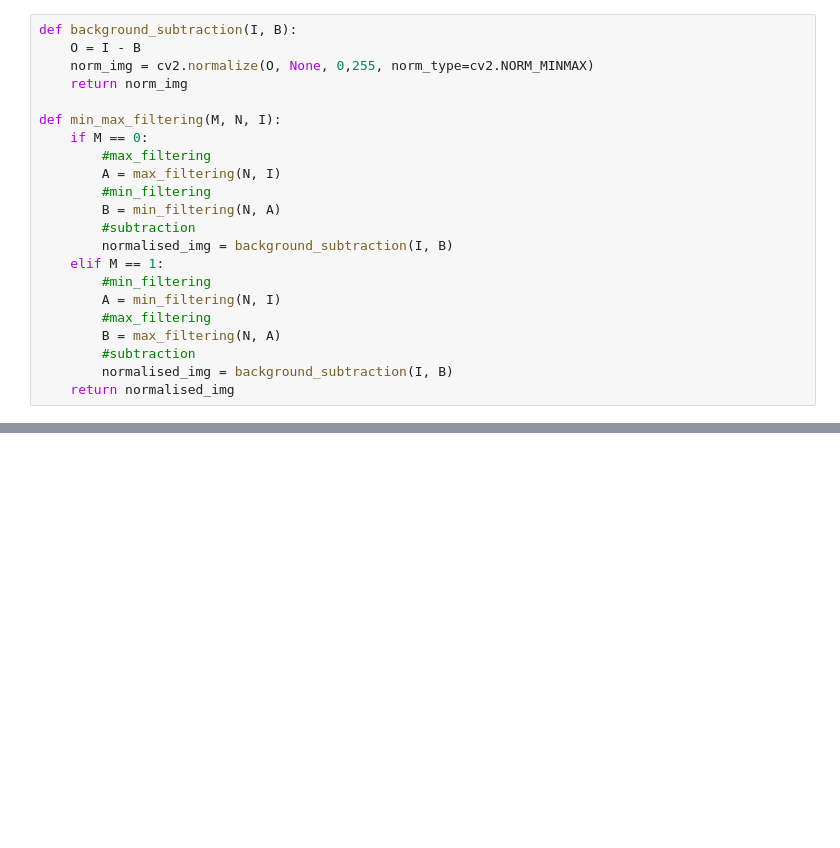
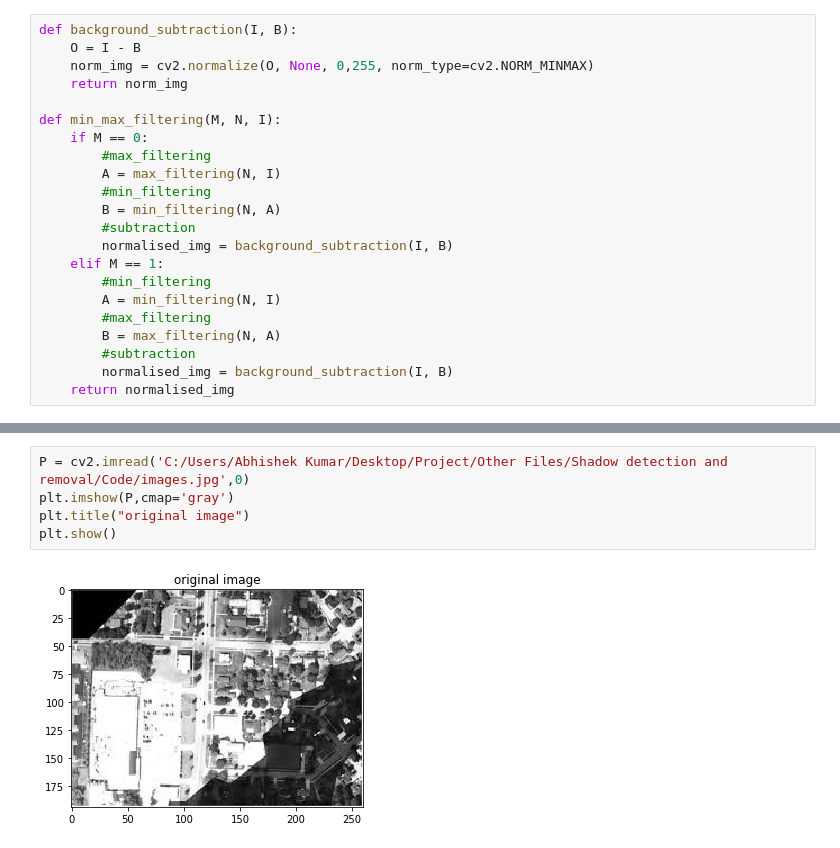
Before and after one commit to abhishek1git/Shadow_Detection_And_Removal, a Jupyter notebook: project.ipynb, the cells around one changed output, grey strips where cells are left out. Saved outputs shown, nothing was run; the diff lists cells and outputs as text; blank space fills up the shorter version.

```diff
--- a/project.ipynb
+++ b/project.ipynb
@@ -65,0 +87,7 @@ plt.show()
+# %%
+P = cv2.imread('C:/Users/Abhishek Kumar/Desktop/Project/Other Files/Shadow detection and removal/Code/images.jpg',0)
+plt.imshow(P,cmap='gray')
+plt.title("original image")
+plt.show()
+# %% [output]
+[figure, added]
```
Also changed, not shown: parts of 5 cells of this notebook.
